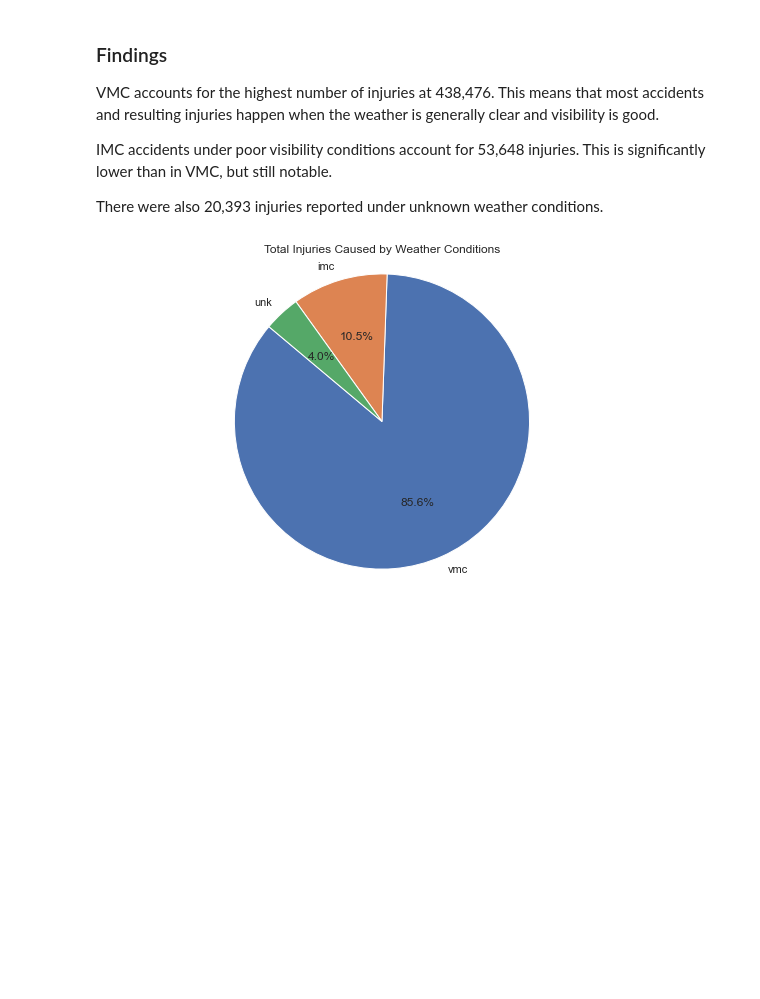
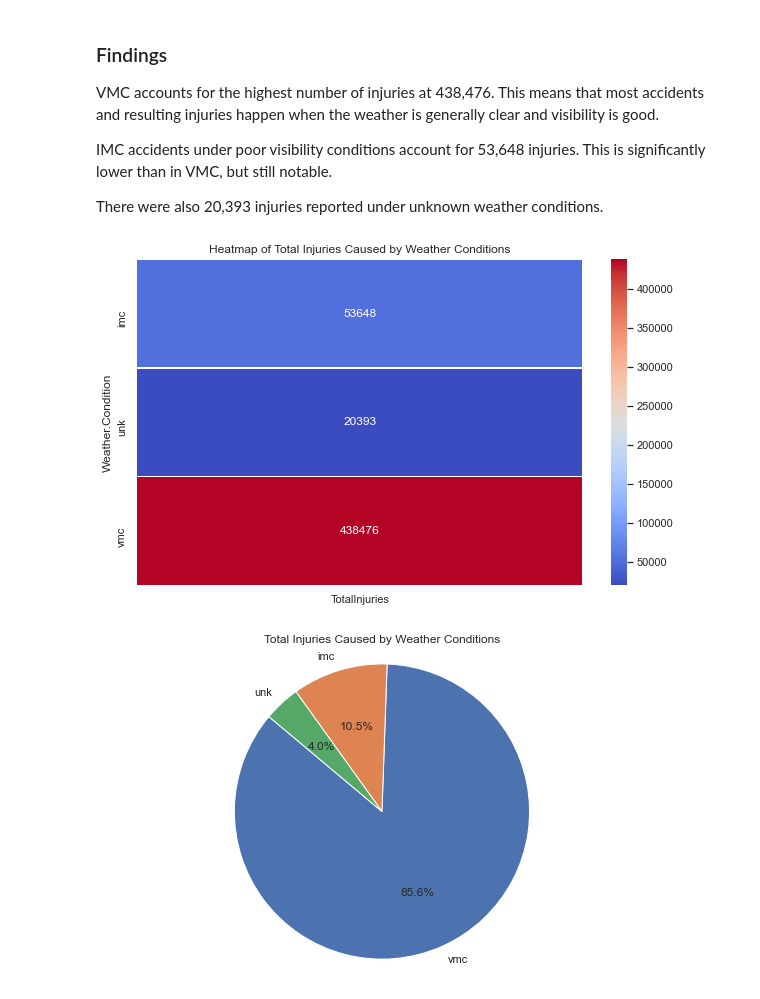
Before and after one commit to Murugi001/Phase-1-project, a Jupyter notebook: student.ipynb, the cells around one changed output. Drawn from its saved outputs; the diff is of its cells as text; code cells hidden in the pictures; blank space fills up the shorter version.

```diff
--- a/student.ipynb
+++ b/student.ipynb
@@ -329,6 +329,17 @@ VMC accounts for the highest number of injuries at 438,476. This means that most
 IMC accidents under poor visibility conditions account for 53,648 injuries. This is significantly lower than in VMC, but still notable.
 
 There were also 20,393 injuries reported under unknown weather conditions.
+# %%
+# Create a correlation matrix (if applicable)
+weather_injuries_pivot = weather_injuries.pivot_table(index='Weather.Condition', values='TotalInjuries', aggfunc='sum')
+
+# Create a heatmap
+plt.figure(figsize=(10, 6))
+sns.heatmap(weather_injuries_pivot, annot=True, cmap='coolwarm', fmt='g', linewidths=0.5)
+plt.title('Heatmap of Total Injuries Caused by Weather Conditions')
+plt.show()
+# %% [output]
+[figure, added]
 # %%
 # Pie chat for Total Injuries Caused by Weather Conditions
 plt.figure(figsize=(10, 6))
```
